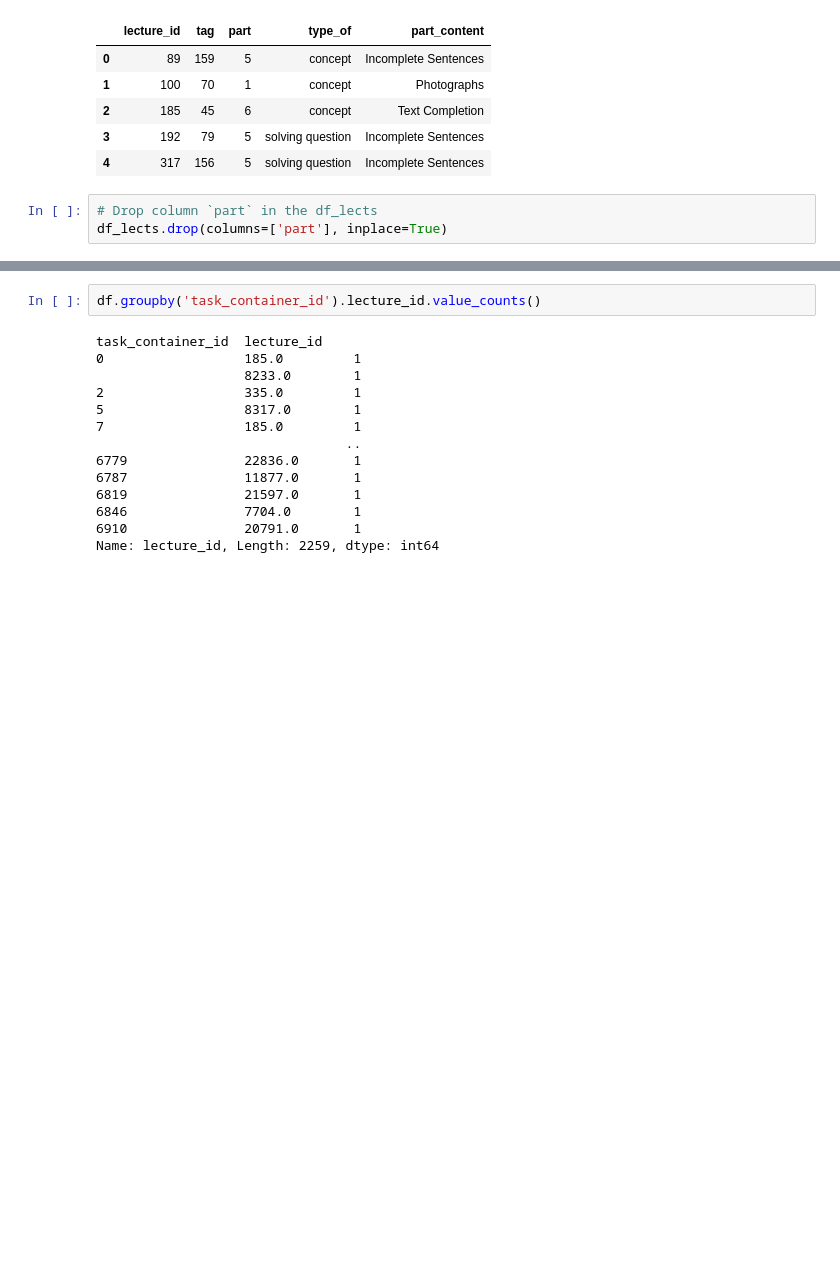
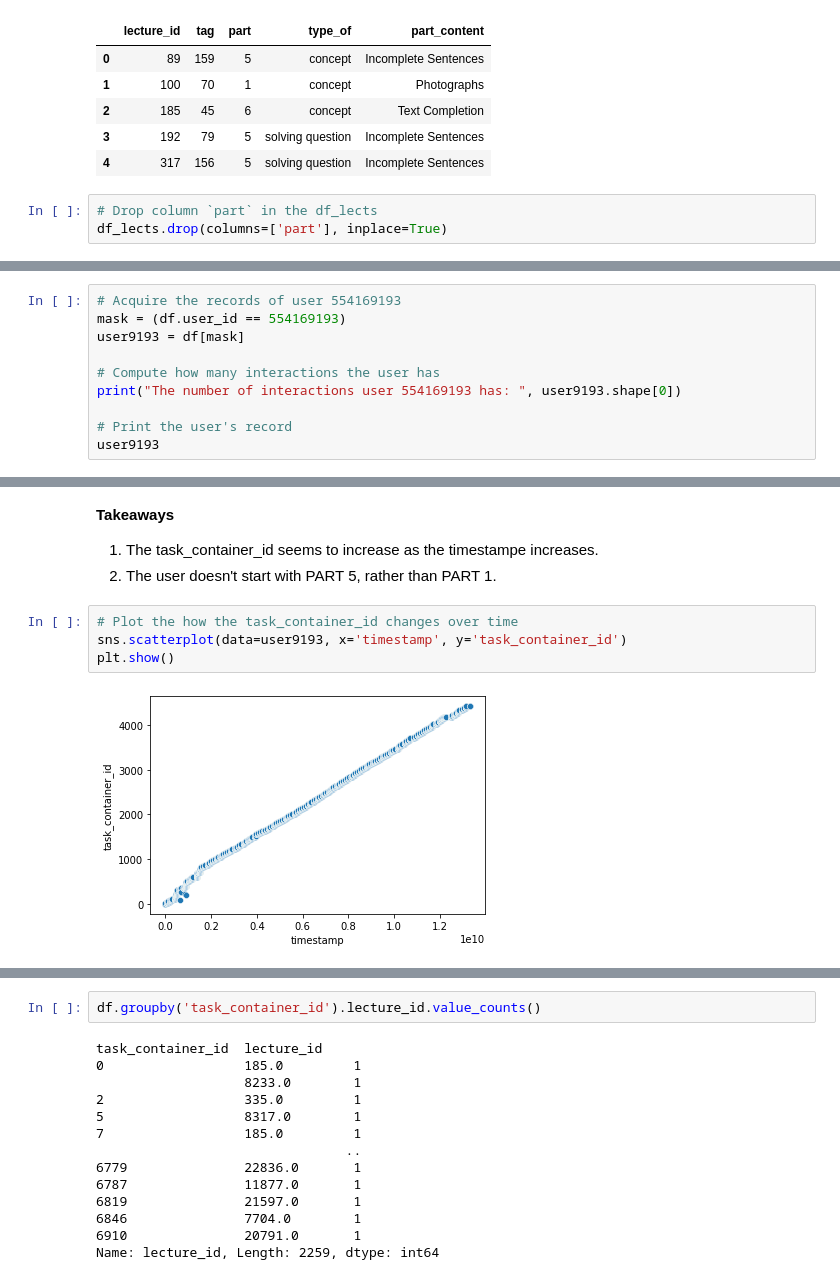
Before and after one commit to Yongliang-Shi/riiid_answer_correctness_prediction, a Jupyter notebook: explore_user_history_in_test_dataset.ipynb, the cells around one changed output, grey strips where cells are left out. Drawn from its saved outputs; the diff is of its cells as text; blank space fills up the shorter version.

```diff
--- a/explore.ipynb
+++ b/explore_user_history_in_test_dataset.ipynb
@@ -159,0 +145,10 @@ df[mask].tail(60)
+# %%
+# Acquire the records of user 554169193
+mask = (df.user_id == 554169193)
+user9193 = df[mask]
+
+# Compute how many interactions the user has
+print("The number of interactions user 554169193 has: ", user9193.shape[0])
+
+# Print the user's record
+user9193
@@ -159,0 +170,10 @@ df[mask].tail(60)
+# %% [markdown]
+**Takeaways**
+1. The task_container_id seems to increase as the timestampe increases.
+2. The user doesn't start with PART 5, rather than PART 1.
+# %%
+# Plot the how the task_container_id changes over time
+sns.scatterplot(data=user9193, x='timestamp', y='task_container_id')
+plt.show()
+# %% [output]
+[figure, added]
```
Also changed, not shown: parts of 11 cells of this notebook.
